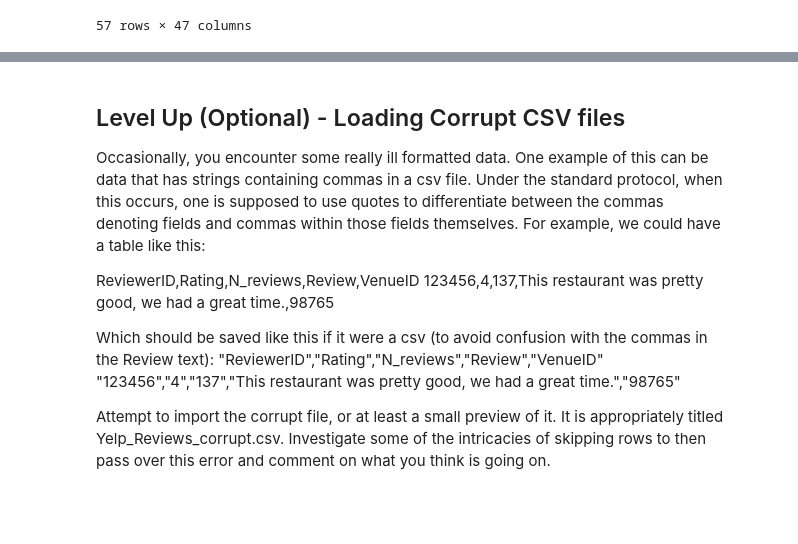
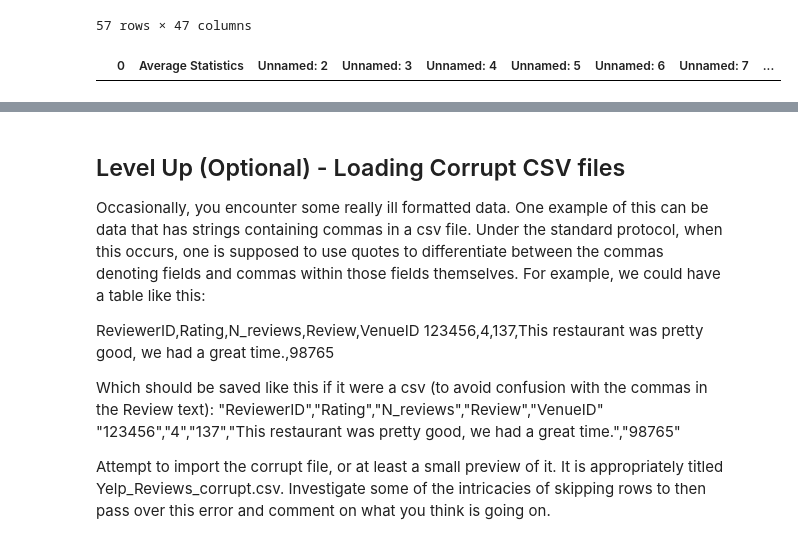
Before and after one commit to nic464/dsc-enterprise-hsbc-importing-data-with-pandas-lab-hsbc-ds-081319, a Jupyter notebook: index.ipynb, the cells around one changed output, grey strips where cells are left out. Saved outputs shown, nothing was run; the diff lists cells and outputs as text; code cells hidden in the pictures; blank space fills up the shorter version.

```diff
--- a/index.ipynb
+++ b/index.ipynb
@@ -47,6 +47,7 @@ zipcode.head(200)
 # What is going on with this data set? Anything unusual?
 # %%
 # Your code here - Clean up the data set
-zipcode = zipcode[46:]
-zi
+zipcode = zipcode[47:]
+zipcode.head()
 # %% [output]
+|  | 0 | Average Statistics | Unnamed: 2 | Unnamed: 3 | Unnamed: 4 | Unnamed: 5 | Unnamed: 6 | Unnamed: 7 | ... |
```
Also changed, not shown: parts of 1 cell of this notebook.
